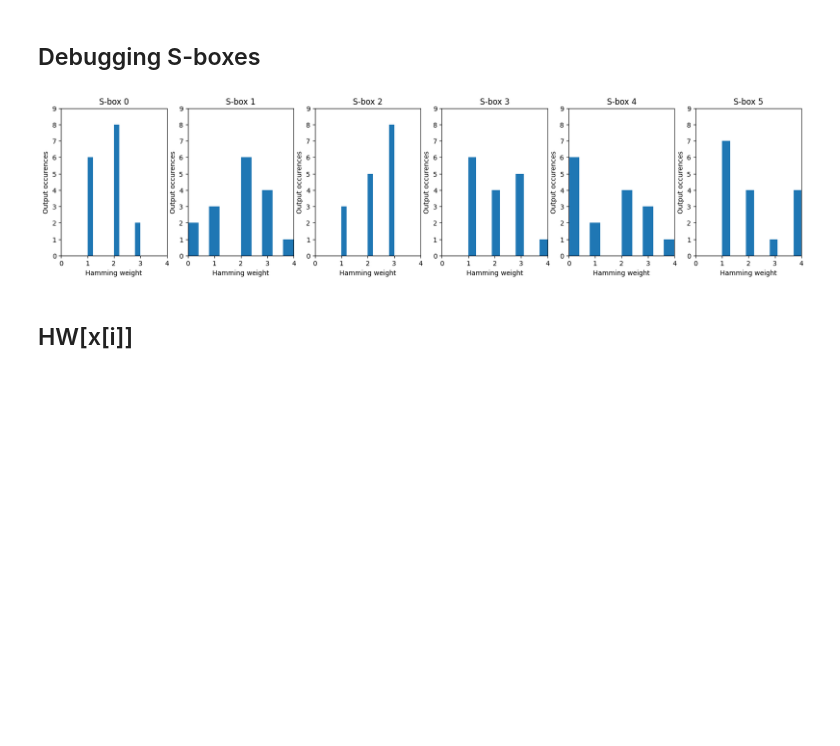
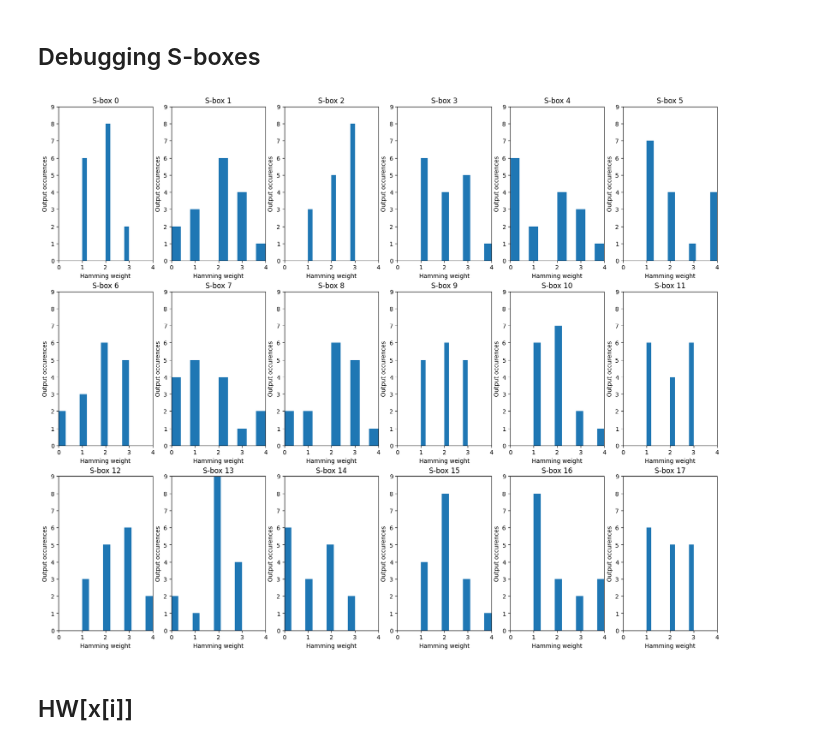
Before and after one commit to Pace222/Elisabeth-b4-SCA, a Jupyter notebook: side_channel_attack/analyze_sboxes.ipynb, the cells around one changed output. Drawn from its saved outputs; the diff is of its cells as text; code cells hidden in the pictures; blank space fills up the shorter version.

Commit message:
Histogram for all the S-boxes

```diff
--- a/side_channel_attack/analyze_sboxes.ipynb
+++ b/side_channel_attack/analyze_sboxes.ipynb
@@ -36,16 +36,19 @@ l1 = load(traces_path_1, ins_outs_path_1)
 l2 = load(traces_path_2, ins_outs_path_2)
 traces, inputs, outputs = [tr1 + tr2 for tr1, tr2 in zip(l1[0], l2[0])], [ins1 + ins2 for ins1, ins2 in zip(l1[1], l2[1])], [out1 + out2 for out1, out2 in zip(l1[2], l2[2])]
 # %%
-fig, axes = plt.subplots(1, 6, figsize=(20, 4))
-for i in range(6):
-    axes[i].hist([HW[s_boxes_b4[i][j]] for j in range(16)])
-    axes[i].set_ylim([0, 9])
-    axes[i].set_ylabel("Output occurences")
-    axes[i].set_xlim([0, 4])
-    axes[i].set_xlabel("Hamming weight")
-    axes[i].set_title(f"S-box {i}")
+fig, axes = plt.subplots(3, 6, figsize=(20, 16))
+for i in range(3):
+    for j in range(6):
+        axes[i, j].hist([HW[s_boxes_b4[i*6 + j][k]] for k in range(16)])
+#        axes[i, j].hist([HD[s_boxes_b4[i*6 + j][k]][k] for k in range(16)], label="Distance", alpha=0.5)
+        axes[i, j].set_ylim([0, 9])
+        axes[i, j].set_ylabel("Output occurences")
+        axes[i, j].set_xlim([0, 4])
+        axes[i, j].set_xlabel("Hamming weight")
+        axes[i, j].set_title(f"S-box {i*6 + j}")
+#        axes[i, j].legend()
 # %% [output]
-[figure, old version]
+[figure, new version]
 # %% [markdown]
 ## HW[x[i]]
 # %%
```
